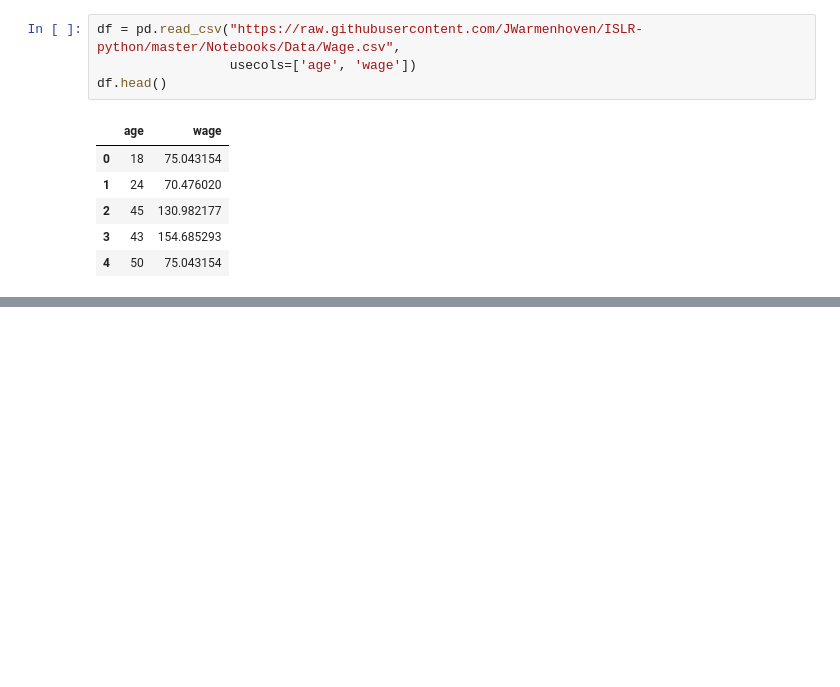
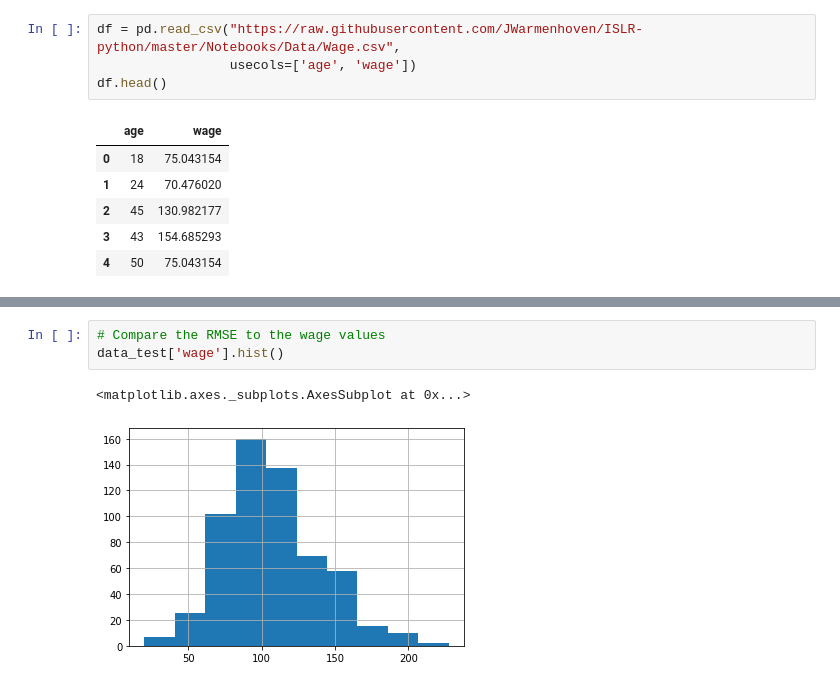
Before and after one commit to ch00226855/CMP414765Spring2022, a Jupyter notebook: Week07_PolynomialRegression.ipynb, the cells around one changed output, grey strips where cells are left out. Drawn from its saved outputs; the diff is of its cells as text; blank space fills up the shorter version.

```diff
--- a/Week07_PolynomialRegression.ipynb
+++ b/Week07_PolynomialRegression.ipynb
@@ -44,0 +108,6 @@ df.head()
+# %%
+# Compare the RMSE to the wage values
+data_test['wage'].hist()
+# %% [output]
+<matplotlib.axes._subplots.AxesSubplot at 0x...>
+[figure, added]
```
Also changed, not shown: parts of 11 cells of this notebook.
